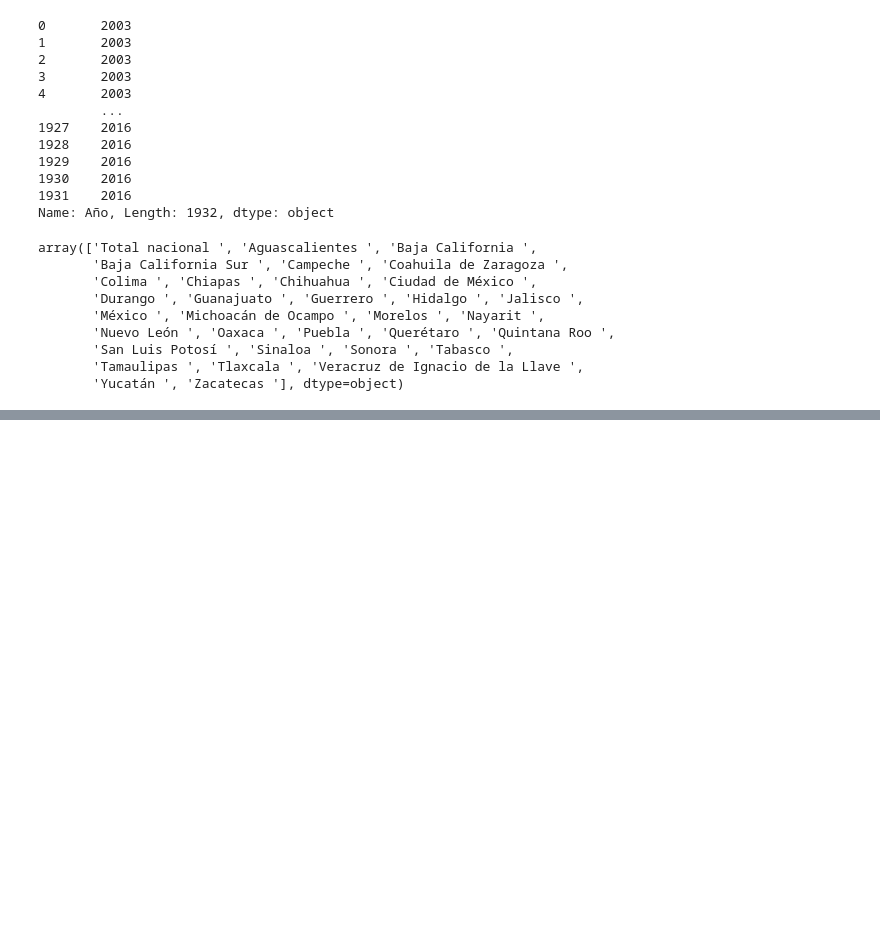
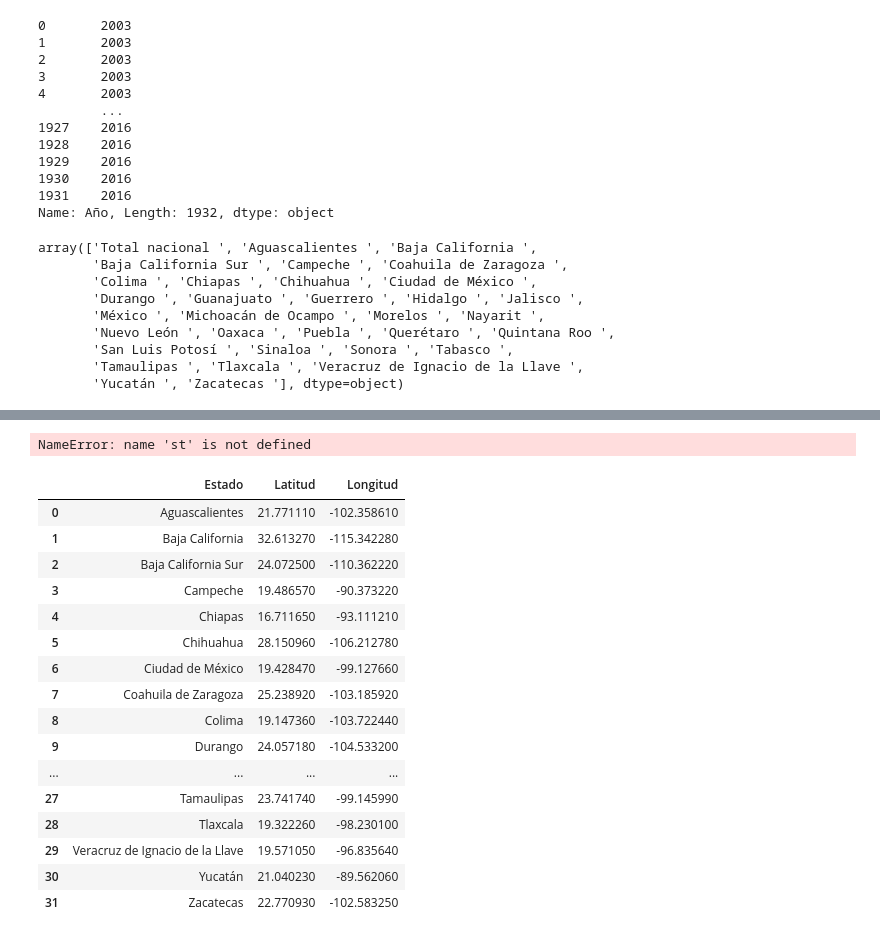
Before and after one commit to alexisalamea271828/pib_mexico, a Jupyter notebook: pruebas.ipynb, the cells around one changed output, grey strips where cells are left out. Cells and saved outputs as stored; diff of their text form; code cells hidden in the pictures; blank space fills up the shorter version.

```diff
--- a/pruebas.ipynb
+++ b/pruebas.ipynb
@@ -130,0 +271,34 @@ array(['Total nacional ', 'Aguascalientes ', 'Baja California ',
+# %%
+st.pydeck_chart(pdk.Deck(
+    map_style=None,
+    initial_view_state=pdk.ViewState(
+        latitude=20,
+        longitude=-100.4,
+        zoom=11,
+        pitch=50,
+    )))
+# %% [output]
+NameError: name 'st' is not defined
+# %%
+informacion_estados = pd.read_csv("Latitud y longitud de los estados.txt", sep=",")
+informacion_estados = informacion_estados.sort_values(by="Estado")
+informacion_estados = informacion_estados.reset_index(drop=True)
+informacion_estados
+# %% [output]
+|  | Estado | Latitud | Longitud |
+| 0 | Aguascalientes | 21.771110 | -102.358610 |
+| 1 | Baja California | 32.613270 | -115.342280 |
+| 2 | Baja California Sur | 24.072500 | -110.362220 |
+| 3 | Campeche | 19.486570 | -90.373220 |
+| 4 | Chiapas | 16.711650 | -93.111210 |
+| 5 | Chihuahua | 28.150960 | -106.212780 |
+| 6 | Ciudad de México | 19.428470 | -99.127660 |
+| 7 | Coahuila de Zaragoza | 25.238920 | -103.185920 |
+| 8 | Colima | 19.147360 | -103.722440 |
+| 9 | Durango | 24.057180 | -104.533200 |
+| ... | ... | ... | ... |
+| 27 | Tamaulipas | 23.741740 | -99.145990 |
+| 28 | Tlaxcala | 19.322260 | -98.230100 |
+| 29 | Veracruz de Ignacio de la Llave | 19.571050 | -96.835640 |
+| 30 | Yucatán | 21.040230 | -89.562060 |
+| 31 | Zacatecas | 22.770930 | -102.583250 |
```
Also changed, not shown: parts of 11 cells of this notebook, 5 other files.
